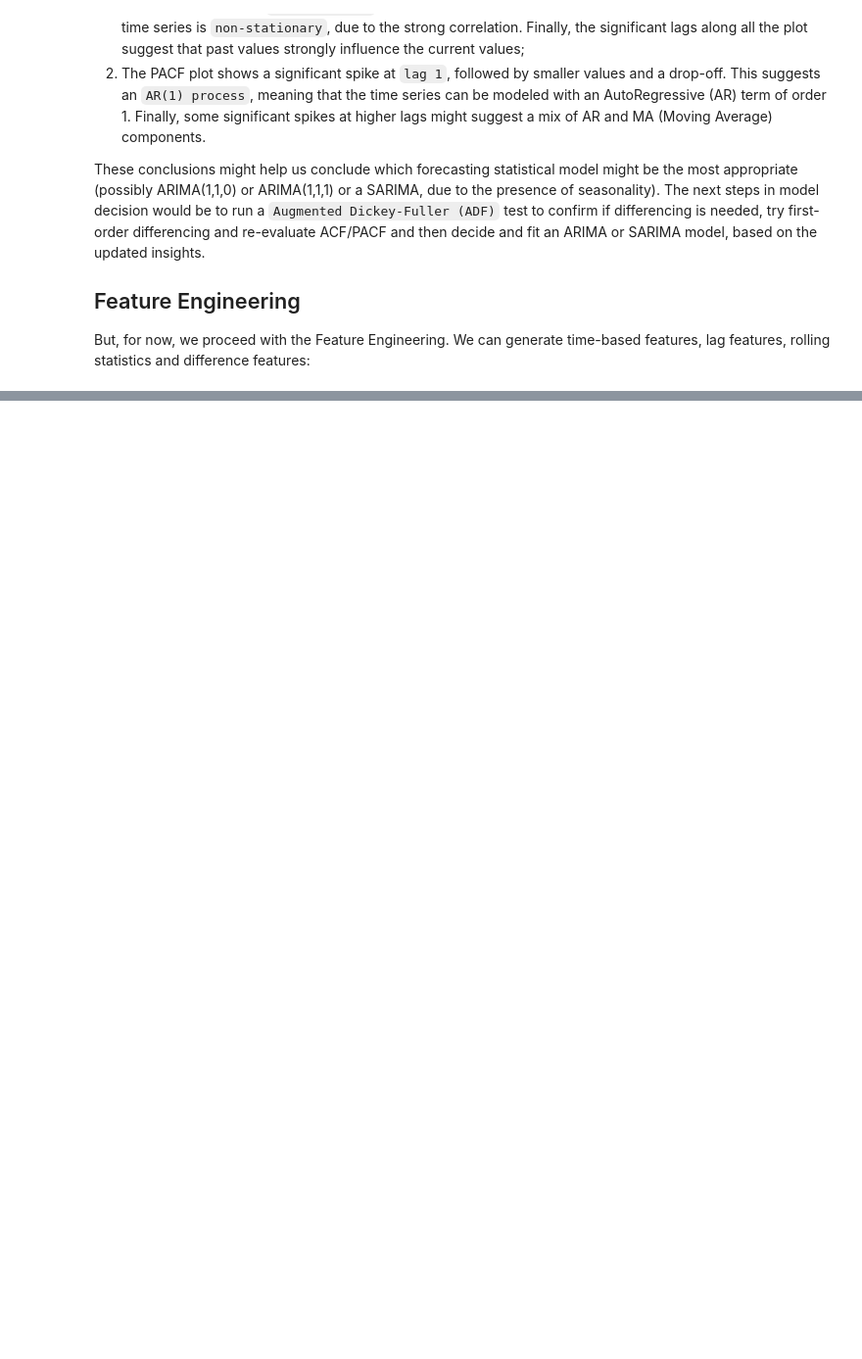
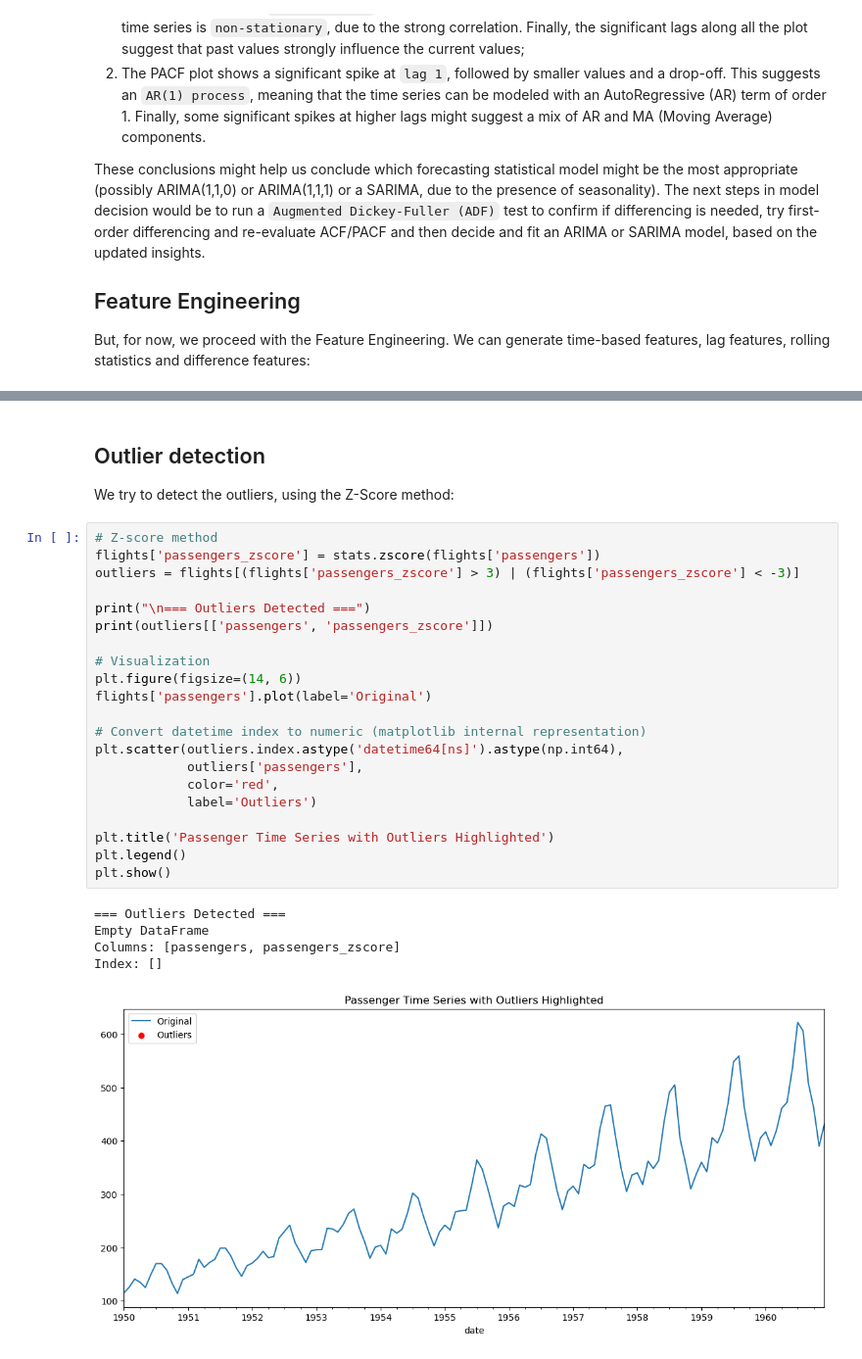
Before and after one commit to H0wl3r2001/EDA_FeatureEngineering, a Jupyter notebook: Full_EDA_FeatureEngineering/flightDataset_EDA.ipynb, the cells around one changed output, grey strips where cells are left out. Shown: that part at 98% size. Cells and saved outputs as stored; diff of their text form; blank space fills up the shorter version.

```diff
--- a/Full_EDA_FeatureEngineering/flightDataset_EDA.ipynb
+++ b/Full_EDA_FeatureEngineering/flightDataset_EDA.ipynb
@@ -132,0 +184,31 @@ But, for now, we proceed with the Feature Engineering. We can generate time-base
+# %% [markdown]
+## Outlier detection
+
+We try to detect the outliers, using the Z-Score method:
+# %%
+# Z-score method
+flights['passengers_zscore'] = stats.zscore(flights['passengers'])
+outliers = flights[(flights['passengers_zscore'] > 3) | (flights['passengers_zscore'] < -3)]
+
+print("\n=== Outliers Detected ===")
+print(outliers[['passengers', 'passengers_zscore']])
+
+# Visualization
+plt.figure(figsize=(14, 6))
+flights['passengers'].plot(label='Original')
+
+# Convert datetime index to numeric (matplotlib internal representation)
+plt.scatter(outliers.index.astype('datetime64[ns]').astype(np.int64),
+            outliers['passengers'],
+            color='red',
+            label='Outliers')
+
+plt.title('Passenger Time Series with Outliers Highlighted')
+plt.legend()
+plt.show()
+# %% [output]
+=== Outliers Detected ===
+Empty DataFrame
+Columns: [passengers, passengers_zscore]
+Index: []
+[figure, added]
```
Also changed, not shown: parts of 7 cells of this notebook.
